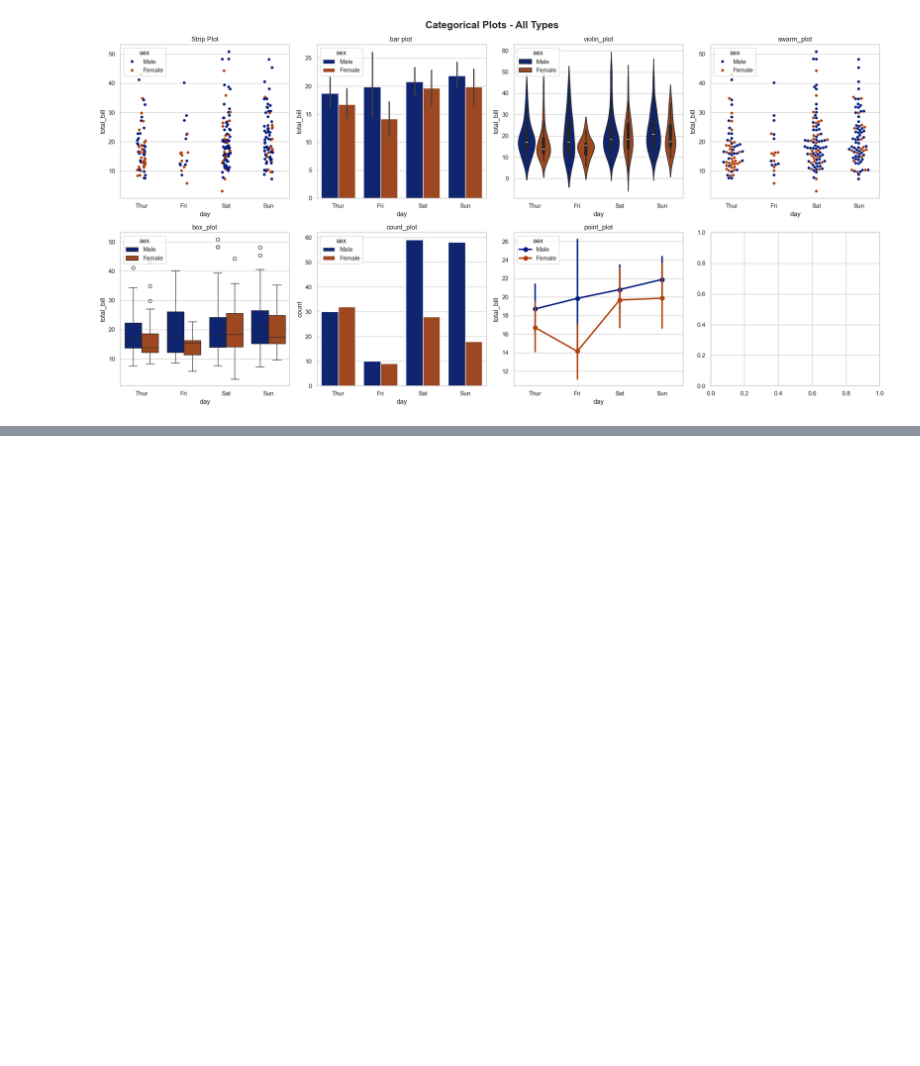
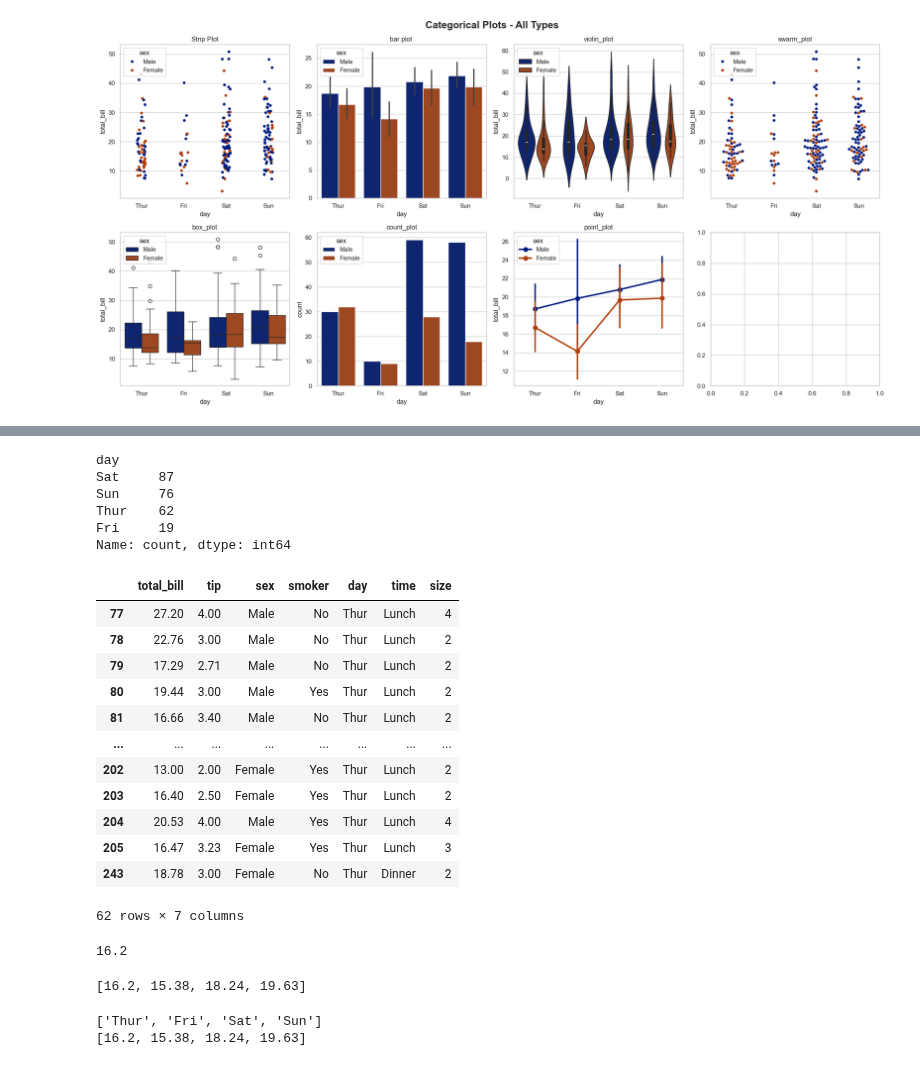
Before and after one commit to Nayan1s62/python-data-science-practice-365, a Jupyter notebook: Day-25/Seaborn_task.ipynb, the cells around one changed output, grey strips where cells are left out. Drawn from its saved outputs; the diff is of its cells as text; code cells hidden in the pictures; blank space fills up the shorter version.

```diff
--- a/Day-25/Seaborn_task.ipynb
+++ b/Day-25/Seaborn_task.ipynb
@@ -174,0 +297,29 @@ sns.catplot(data = tips,
+# %%
+tips['day'].value_counts()
+# %% [output]
+day
+Sat     87
+Sun     76
+Thur    62
+Fri     19
+Name: count, dtype: int64
+# %%
+tips[tips ['day'] == 'Thur']  # ony thur day rows only
+# %% [output]
+|  | total_bill | tip | sex | smoker | day | time | size |
+| 77 | 27.20 | 4.00 | Male | No | Thur | Lunch | 4 |
+| 78 | 22.76 | 3.00 | Male | No | Thur | Lunch | 2 |
+| 79 | 17.29 | 2.71 | Male | No | Thur | Lunch | 2 |
+| 80 | 19.44 | 3.00 | Male | Yes | Thur | Lunch | 2 |
+| 81 | 16.66 | 3.40 | Male | No | Thur | Lunch | 2 |
+| ... | ... | ... | ... | ... | ... | ... | ... |
+| 202 | 13.00 | 2.00 | Female | Yes | Thur | Lunch | 2 |
+| 203 | 16.40 | 2.50 | Female | Yes | Thur | Lunch | 2 |
+| 204 | 20.53 | 4.00 | Male | Yes | Thur | Lunch | 4 |
+| 205 | 16.47 | 3.23 | Female | Yes | Thur | Lunch | 3 |
+| 243 | 18.78 | 3.00 | Female | No | Thur | Dinner | 2 |
+62 rows × 7 columns
+# %%
+tips[tips ['day'] == 'Thur'] ['total_bill'].median() # ony thur day rows only # we also find the median value for saturday sunday
+# %% [output]
+16.2
@@ -174,0 +332,15 @@ sns.catplot(data = tips,
+# %%
+median
+# %% [output]
+[16.2, 15.38, 18.24, 19.63]
+# %%
+# i wanr to apply for loop and
+# days
+days = ['Thur','Fri','Sat','Sun']
+median = [tips[tips ['day'] == d]['total_bill'].median() for d in days ]
+
+print(days)
+print(median)
+# %% [output]
+['Thur', 'Fri', 'Sat', 'Sun']
+[16.2, 15.38, 18.24, 19.63]
```
Also changed, not shown: parts of 14 cells of this notebook.
